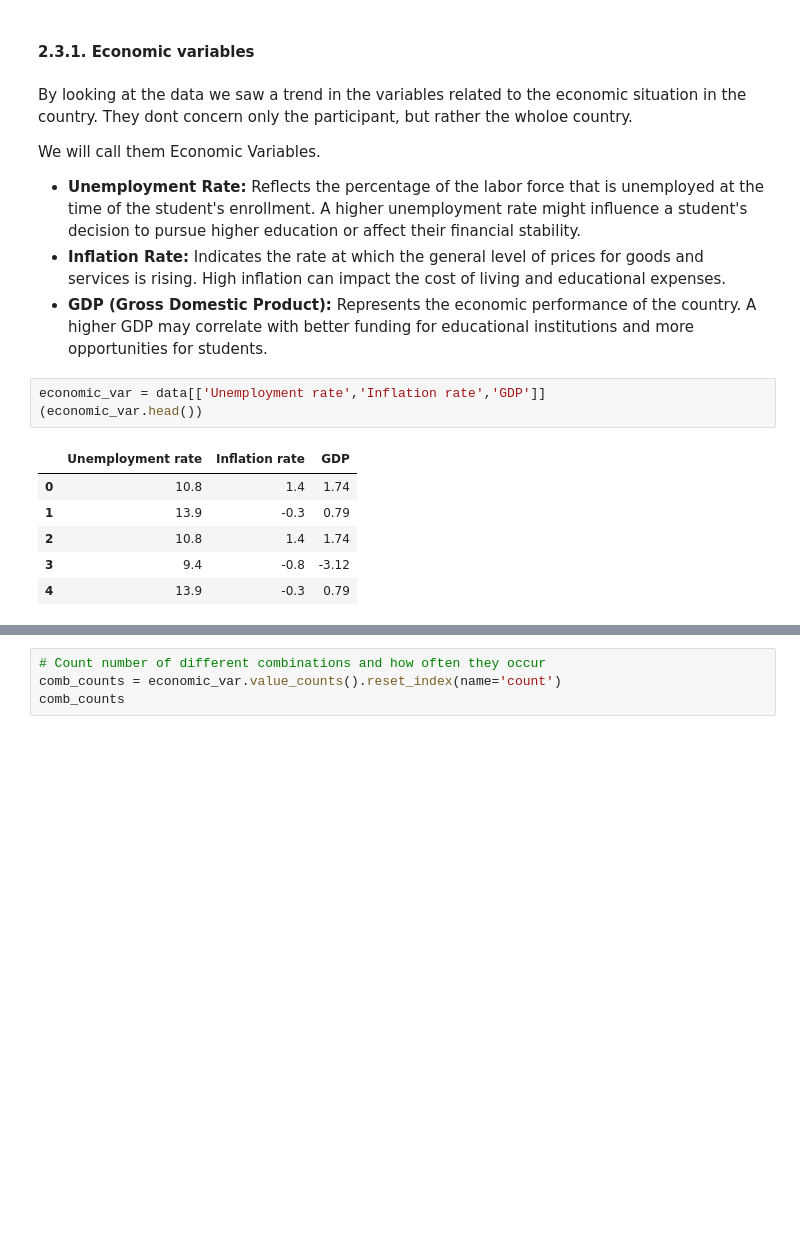
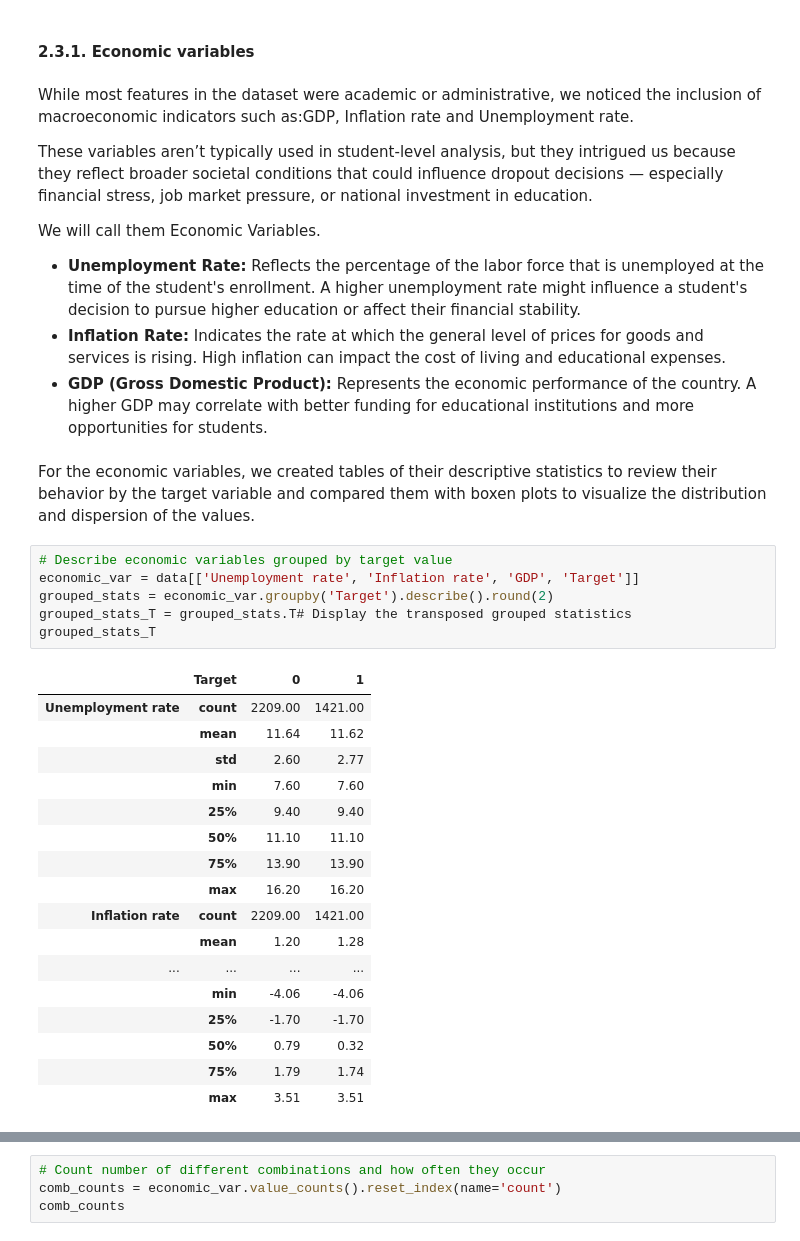
Before and after one commit to toschka123/Student_Dropout, a Jupyter notebook: ML_Project.ipynb, the cells around one changed output, grey strips where cells are left out. Cells and saved outputs as stored; diff of their text form; blank space fills up the shorter version.

```diff
--- a/ML_Project.ipynb
+++ b/ML_Project.ipynb
@@ -363,7 +360,9 @@ We observe a high correlation between Fathers and Mothers occupation and Fathers
 # %% [markdown]
 #### 2.3.1. Economic variables
 # %% [markdown]
-By looking at the data we saw a trend in the variables related to the economic situation in the country. They dont concern only the participant, but rather the wholoe country.
+While most features in the dataset were academic or administrative, we noticed the inclusion of macroeconomic indicators such as:GDP, Inflation rate and Unemployment rate.
+
+These variables aren’t typically used in student-level analysis, but they intrigued us because they reflect broader societal conditions that could influence dropout decisions — especially financial stress, job market pressure, or national investment in education.
 
 We will call them Economic Variables.
 
@@ -373,13 +372,29 @@ Reflects the percentage of the labor force that is unemployed at the time of the
 Indicates the rate at which the general level of prices for goods and services is rising. High inflation can impact the cost of living and educational expenses.
 * **GDP (Gross Domestic Product):**
  Represents the economic performance of the country. A higher GDP may correlate with better funding for educational institutions and more opportunities for students.
-# %%
-economic_var = data[['Unemployment rate','Inflation rate','GDP']]
-(economic_var.head())
-# %% [output]
-|  | Unemployment rate | Inflation rate | GDP |
-| 0 | 10.8 | 1.4 | 1.74 |
-| 1 | 13.9 | -0.3 | 0.79 |
-| 2 | 10.8 | 1.4 | 1.74 |
-| 3 | 9.4 | -0.8 | -3.12 |
-| 4 | 13.9 | -0.3 | 0.79 |
+# %% [markdown]
+For the economic variables, we created tables of their descriptive statistics to review their behavior by the target variable and compared them with boxen plots to visualize the distribution and dispersion of the values.
+# %%
+# Describe economic variables grouped by target value
+economic_var = data[['Unemployment rate', 'Inflation rate', 'GDP', 'Target']]
+grouped_stats = economic_var.groupby('Target').describe().round(2)
+grouped_stats_T = grouped_stats.T# Display the transposed grouped statistics
+grouped_stats_T
+# %% [output]
+|  | Target | 0 | 1 |
+| Unemployment rate | count | 2209.00 | 1421.00 |
+|  | mean | 11.64 | 11.62 |
+|  | std | 2.60 | 2.77 |
+|  | min | 7.60 | 7.60 |
+|  | 25% | 9.40 | 9.40 |
+|  | 50% | 11.10 | 11.10 |
+|  | 75% | 13.90 | 13.90 |
+|  | max | 16.20 | 16.20 |
+| Inflation rate | count | 2209.00 | 1421.00 |
+|  | mean | 1.20 | 1.28 |
+| ... | ... | ... | ... |
+|  | min | -4.06 | -4.06 |
+|  | 25% | -1.70 | -1.70 |
+|  | 50% | 0.79 | 0.32 |
+|  | 75% | 1.79 | 1.74 |
+|  | max | 3.51 | 3.51 |
```
Also changed, not shown: parts of 36 cells of this notebook.
